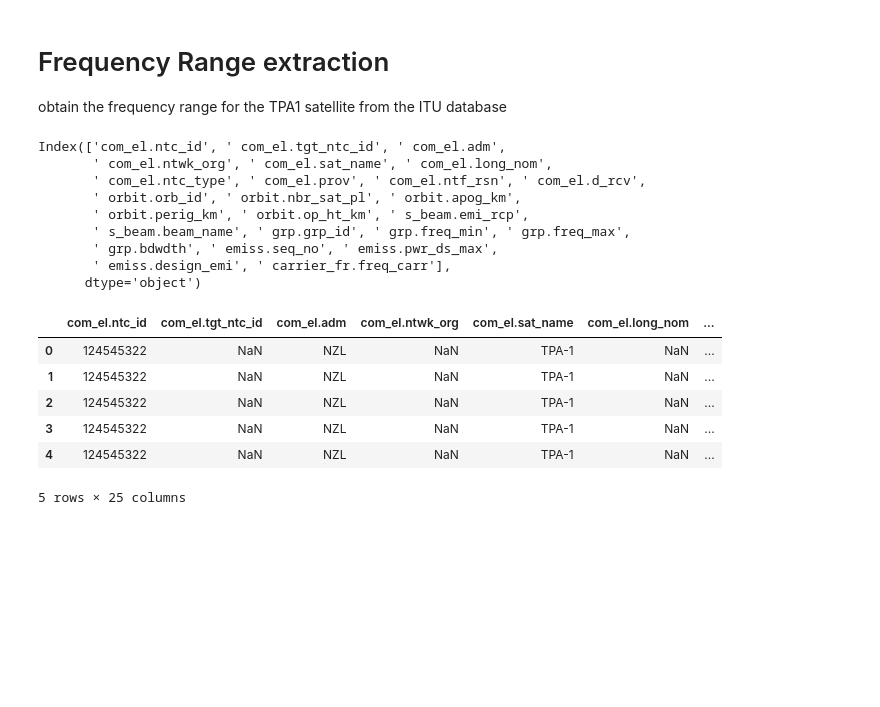
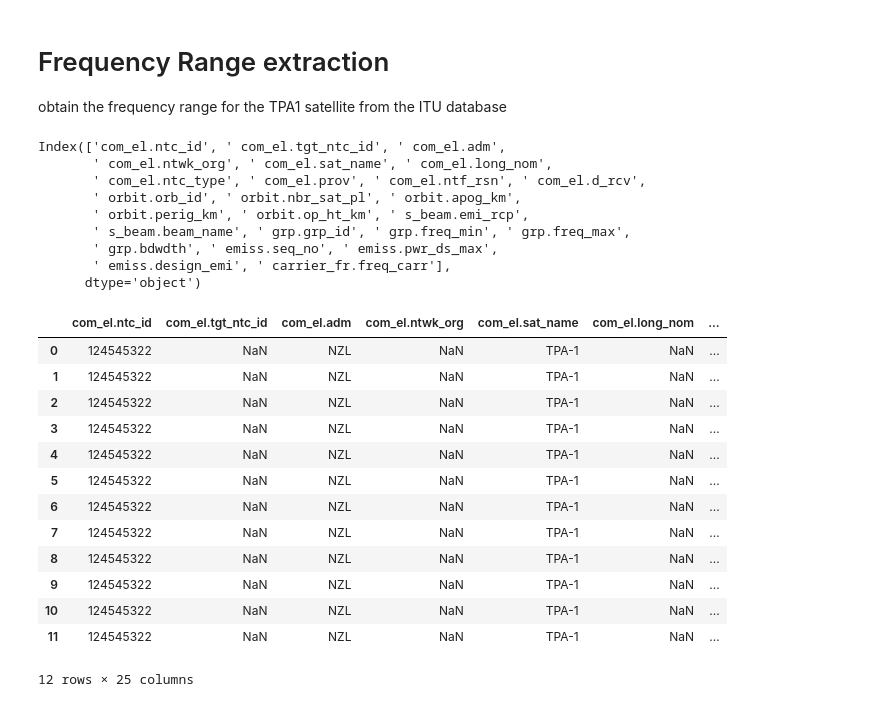
Before and after one commit to Mencarelli-Simone/TPA1_ITU_SE_SIEVE, a Jupyter notebook: tpa_frq_extraction.ipynb, the cells around one changed output. Drawn from its saved outputs; the diff is of its cells as text; code cells hidden in the pictures; blank space fills up the shorter version.

```diff
--- a/tpa_frq_extraction.ipynb
+++ b/tpa_frq_extraction.ipynb
@@ -7,29 +8,36 @@ from IPython.display import display
 # %%
 filename = './databases/NZquery.csv'
 # import the table using pandas
 NZdataframe = pd.read_csv(filename)
 # check the table header
 print(NZdataframe.columns)
 # get the TPA table only
 TPAdf = NZdataframe[NZdataframe[' com_el.sat_name'] == 'TPA-1']
 # check the content
-display(TPAdf.head())
+display(TPAdf)
 # %% [output]
 Index(['com_el.ntc_id', ' com_el.tgt_ntc_id', ' com_el.adm',
        ' com_el.ntwk_org', ' com_el.sat_name', ' com_el.long_nom',
        ' com_el.ntc_type', ' com_el.prov', ' com_el.ntf_rsn', ' com_el.d_rcv',
        ' orbit.orb_id', ' orbit.nbr_sat_pl', ' orbit.apog_km',
        ' orbit.perig_km', ' orbit.op_ht_km', ' s_beam.emi_rcp',
        ' s_beam.beam_name', ' grp.grp_id', ' grp.freq_min', ' grp.freq_max',
        ' grp.bdwdth', ' emiss.seq_no', ' emiss.pwr_ds_max',
        ' emiss.design_emi', ' carrier_fr.freq_carr'],
       dtype='object')
 |  | com_el.ntc_id | com_el.tgt_ntc_id | com_el.adm | com_el.ntwk_org | com_el.sat_name | com_el.long_nom | ... |
 | 0 | 124545322 | NaN | NZL | NaN | TPA-1 | NaN | ... |
 | 1 | 124545322 | NaN | NZL | NaN | TPA-1 | NaN | ... |
 | 2 | 124545322 | NaN | NZL | NaN | TPA-1 | NaN | ... |
 | 3 | 124545322 | NaN | NZL | NaN | TPA-1 | NaN | ... |
 | 4 | 124545322 | NaN | NZL | NaN | TPA-1 | NaN | ... |
+| 5 | 124545322 | NaN | NZL | NaN | TPA-1 | NaN | ... |
+| 6 | 124545322 | NaN | NZL | NaN | TPA-1 | NaN | ... |
+| 7 | 124545322 | NaN | NZL | NaN | TPA-1 | NaN | ... |
+| 8 | 124545322 | NaN | NZL | NaN | TPA-1 | NaN | ... |
+| 9 | 124545322 | NaN | NZL | NaN | TPA-1 | NaN | ... |
+| 10 | 124545322 | NaN | NZL | NaN | TPA-1 | NaN | ... |
+| 11 | 124545322 | NaN | NZL | NaN | TPA-1 | NaN | ... |
-5 rows × 25 columns
+12 rows × 25 columns
 # %%
 # filter by fmin, fmax and emission direction
```
Also changed, not shown: parts of 6 cells of this notebook, 5 other files.
